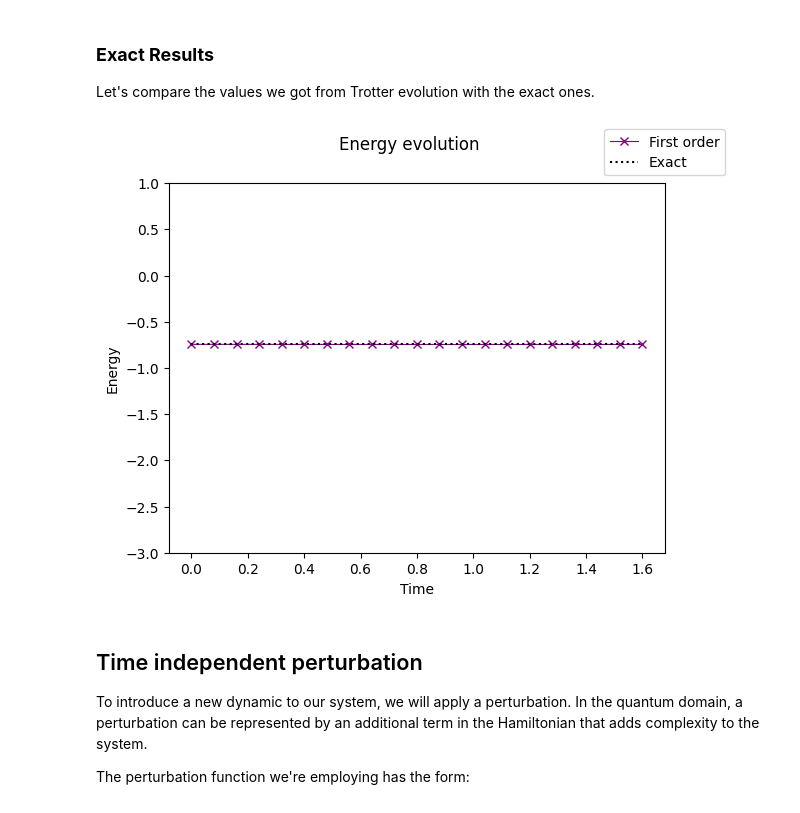
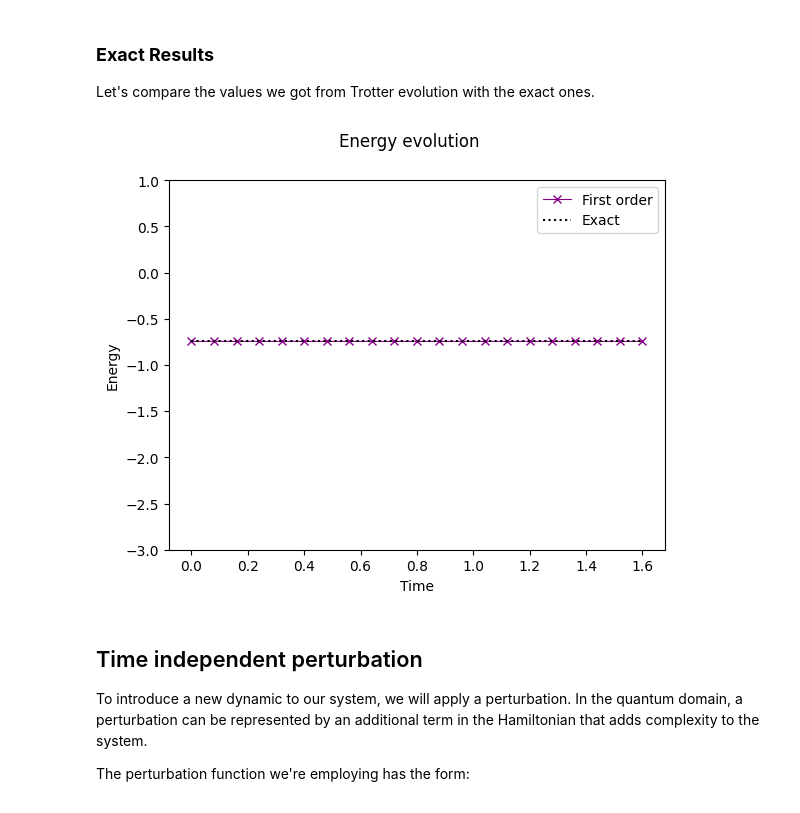
Before and after one commit to rsnegrin/Qiskit-Hackathon, a Jupyter notebook: Solution/Simulation.ipynb, the cells around one changed output. Drawn from its saved outputs; the diff is of its cells as text; code cells hidden in the pictures.

```diff
--- a/Solution/Simulation.ipynb
+++ b/Solution/Simulation.ipynb
@@ -164,17 +167,17 @@ Let's compare the values we got from Trotter evolution with the exact ones.
 # %%
 import scipy as sc
 
 H_array = h2_hamiltonian.to_matrix()
 exact_times = np.linspace(0, final_time, 101)
 
 # We compute the exact evolution using the exp
 exact_evolution = [initial_state.evolve(sc.linalg.expm(-1j * time * H_array)) for time in exact_times]
 exact_energy = np.real([sv.expectation_value(h2_hamiltonian) for sv in exact_evolution])
 axes.plot(exact_times, exact_energy, c='k', ls=':', label='Exact')
-fig.legend()
+axes.legend()
 fig
 # %% [output]
-[figure, old version]
+[figure, new version]
 # %% [markdown]
 ## Time independent perturbation
 
```
Also changed, not shown: parts of 22 cells of this notebook, 2 other files.
